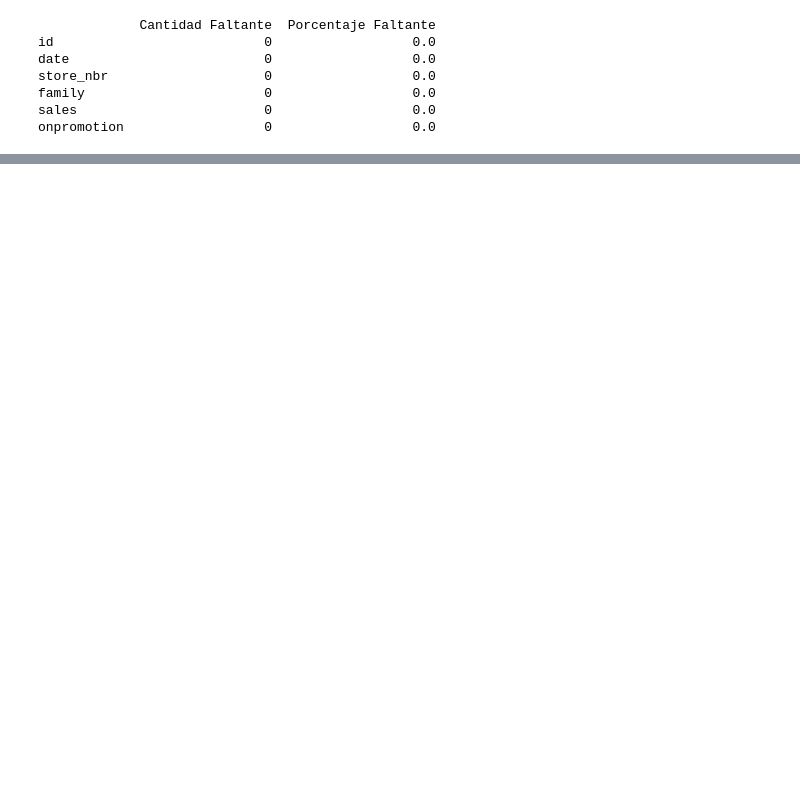
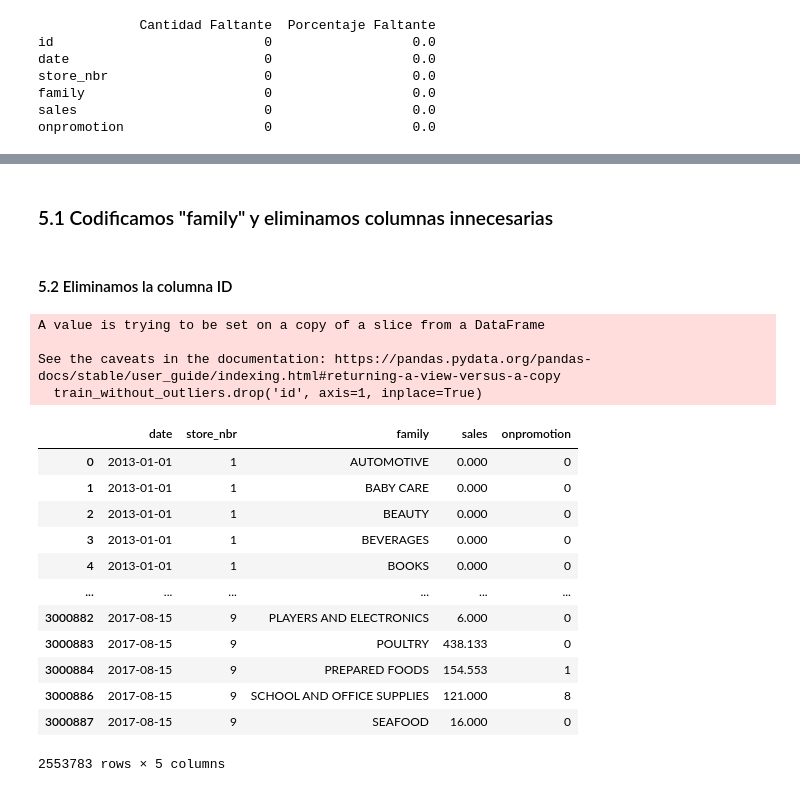
Before and after one commit to Ivo196/storeSales-TimeSeriesForecasting-Kaggle, a Jupyter notebook: Store Sales - Time Series Forecasting.ipynb, the cells around one changed output, grey strips where cells are left out. Saved outputs shown, nothing was run; the diff lists cells and outputs as text; code cells hidden in the pictures; blank space fills up the shorter version.

```diff
--- a/Store Sales - Time Series Forecasting.ipynb
+++ b/Store Sales - Time Series Forecasting.ipynb
@@ -269,0 +286,26 @@ onpromotion                  0                  0.0
+# %% [markdown]
+### 5.1 Codificamos "family" y eliminamos columnas innecesarias
+# %% [markdown]
+ #### 5.2 Eliminamos la columna ID
+# %%
+train_without_outliers.drop('id', axis=1, inplace=True)
+train_without_id= train_without_outliers
+train_without_id
+# %% [output]
+A value is trying to be set on a copy of a slice from a DataFrame
+
+See the caveats in the documentation: https://pandas.pydata.org/pandas-docs/stable/user_guide/indexing.html#returning-a-view-versus-a-copy
+  train_without_outliers.drop('id', axis=1, inplace=True)
+|  | date | store_nbr | family | sales | onpromotion |
+| 0 | 2013-01-01 | 1 | AUTOMOTIVE | 0.000 | 0 |
+| 1 | 2013-01-01 | 1 | BABY CARE | 0.000 | 0 |
+| 2 | 2013-01-01 | 1 | BEAUTY | 0.000 | 0 |
+| 3 | 2013-01-01 | 1 | BEVERAGES | 0.000 | 0 |
+| 4 | 2013-01-01 | 1 | BOOKS | 0.000 | 0 |
+| ... | ... | ... | ... | ... | ... |
+| 3000882 | 2017-08-15 | 9 | PLAYERS AND ELECTRONICS | 6.000 | 0 |
+| 3000883 | 2017-08-15 | 9 | POULTRY | 438.133 | 0 |
+| 3000884 | 2017-08-15 | 9 | PREPARED FOODS | 154.553 | 1 |
+| 3000886 | 2017-08-15 | 9 | SCHOOL AND OFFICE SUPPLIES | 121.000 | 8 |
+| 3000887 | 2017-08-15 | 9 | SEAFOOD | 16.000 | 0 |
+2553783 rows × 5 columns
```
Also changed, not shown: parts of 14 cells of this notebook.
